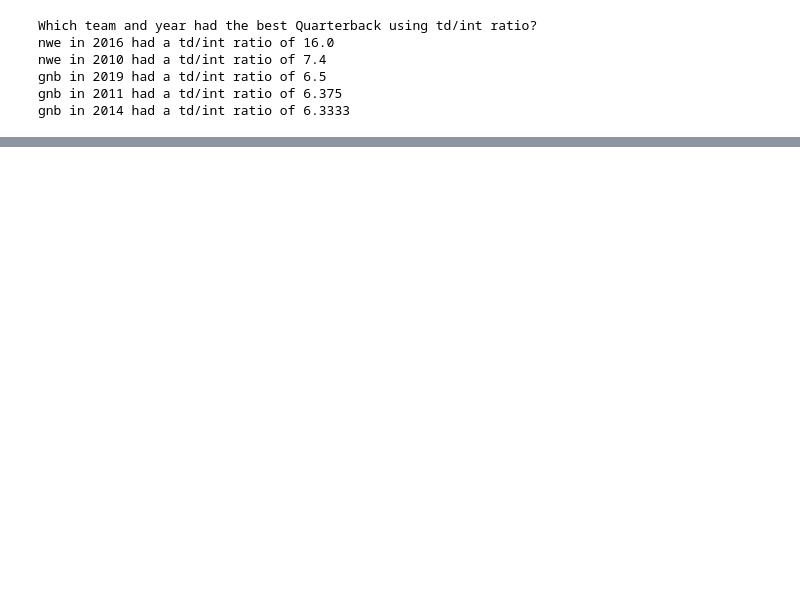
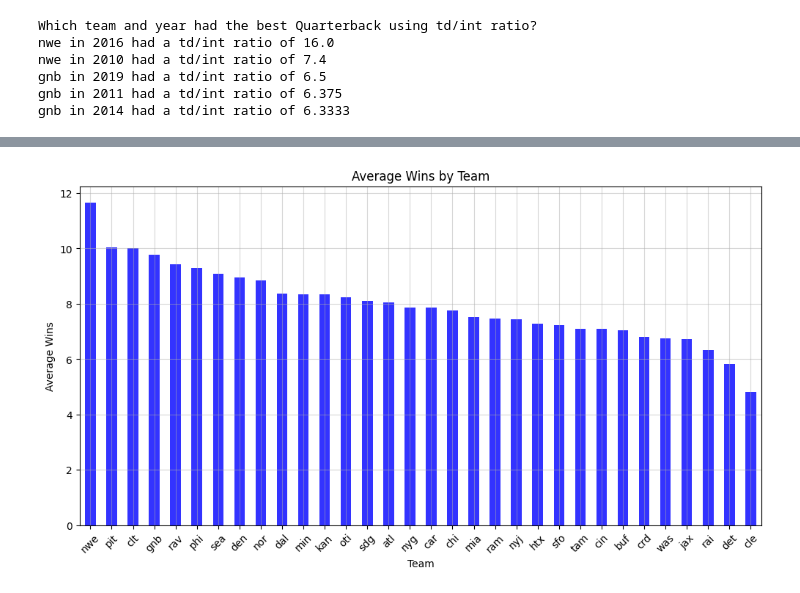
Before and after one commit to CameronWillis/Project-2, a Jupyter notebook: project_2_notebook.ipynb, the cells around one changed output, grey strips where cells are left out. Cells and saved outputs as stored; diff of their text form; code cells hidden in the pictures; blank space fills up the shorter version.

```diff
--- a/project_2_notebook.ipynb
+++ b/project_2_notebook.ipynb
@@ -264,0 +360,20 @@ gnb in 2014 had a td/int ratio of 6.3333
+# %%
+# EDA 2
+# Average seasonal wins by team
+average_wins = df.groupby("team")["wins"].mean()
+
+average_wins = average_wins.sort_values(ascending=False)
+
+plt.figure(figsize=(12, 6))
+average_wins.plot(kind="bar", color="blue", alpha=0.8)
+plt.title("Average Wins by Team")
+plt.xlabel("Team")
+plt.ylabel("Average Wins")
+plt.xticks(rotation=45)
+plt.grid(alpha=0.5)
+
+plt.show()
+
+# This aligns which our knowledge of the sport and ensures that no team's are being removed or changed in our dataset
+# %% [output]
+[figure, added]
```
Also changed, not shown: parts of 15 cells of this notebook, 1 other file.
